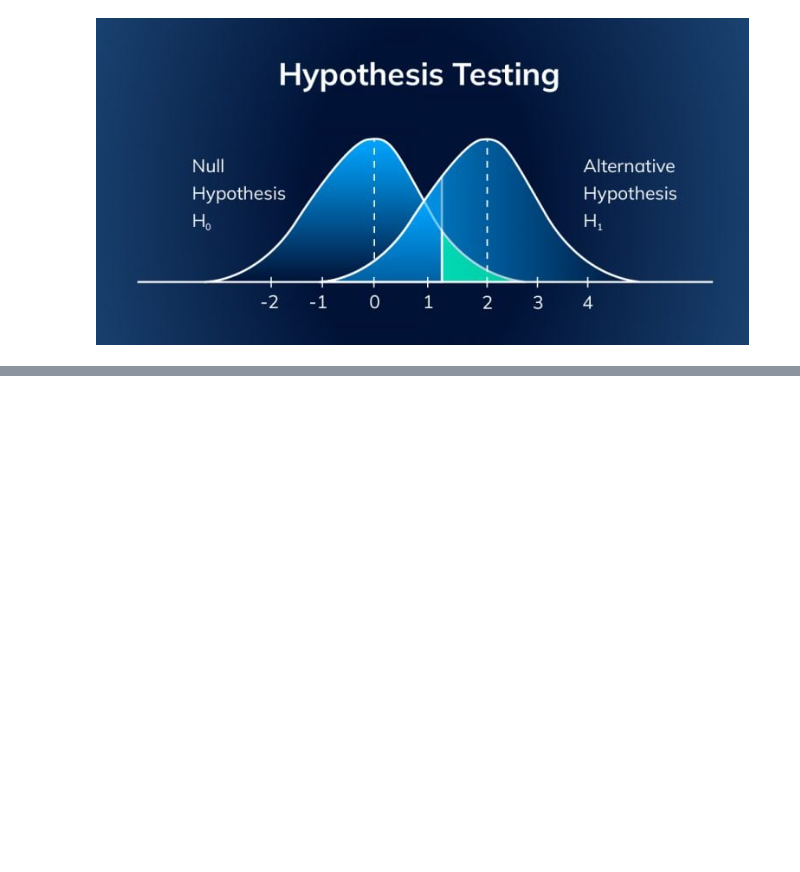
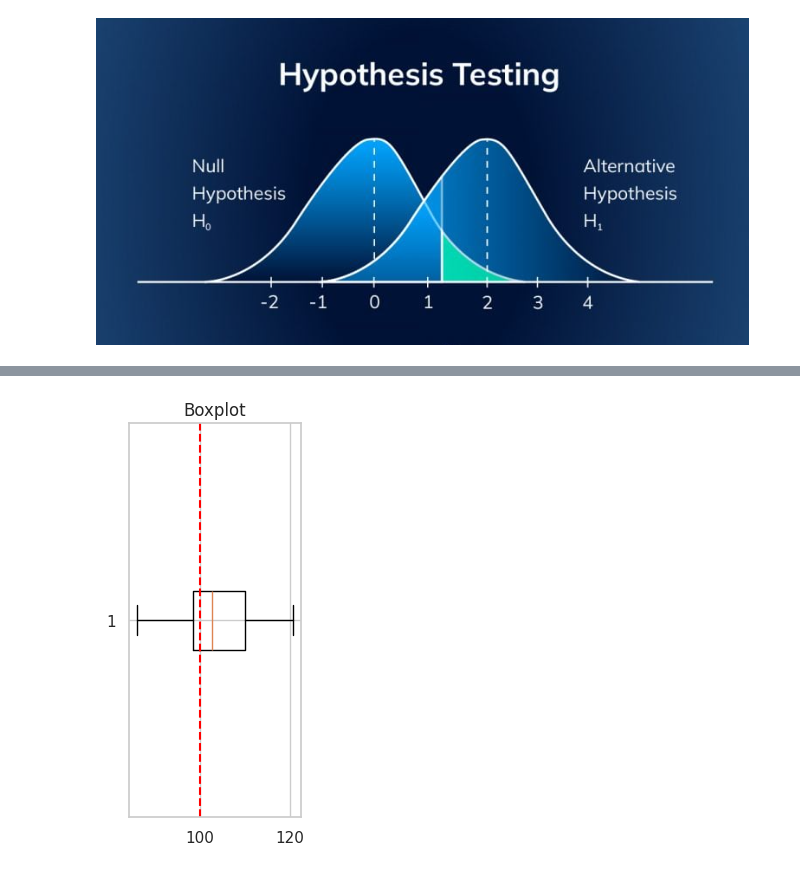
Before and after one commit to Kanakbaghel/DS_learning_path, a Jupyter notebook: Theory & Tools/01. Math & Statistics/Notebooks/Inferential Stats - 2.ipynb, the cells around one changed output, grey strips where cells are left out. Saved outputs shown, nothing was run; the diff lists cells and outputs as text; code cells hidden in the pictures; blank space fills up the shorter version.

```diff
--- a/Theory & Tools/01. Math & Statistics/Notebooks/Inferential Stats - 2.ipynb
+++ b/Theory & Tools/01. Math & Statistics/Notebooks/Inferential Stats - 2.ipynb
@@ -397,0 +234,11 @@ r2_score(y_true = boston.MEDV, y_pred = y_pred)
+# %%
+# Boxplot
+plt.subplot(1, 3, 3)
+plt.boxplot(sample, vert=False)
+plt.axvline(mu, color='red', linestyle='--')
+plt.title('Boxplot')
+
+plt.tight_layout()
+plt.show()
+# %% [output]
+[figure, added]
```
Also changed, not shown: parts of 74 cells of this notebook.
